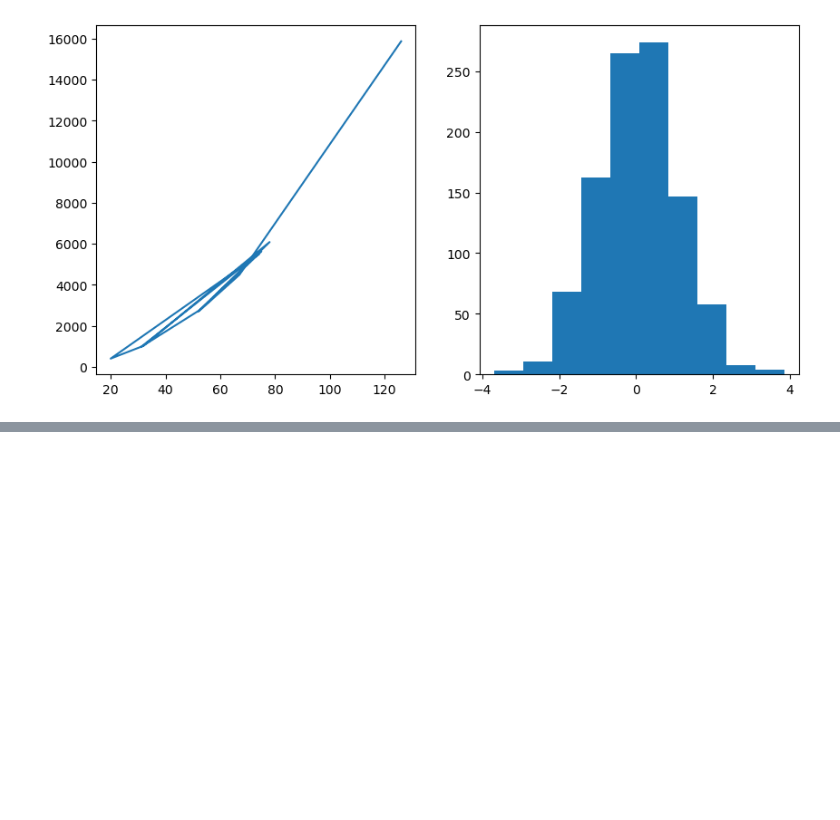
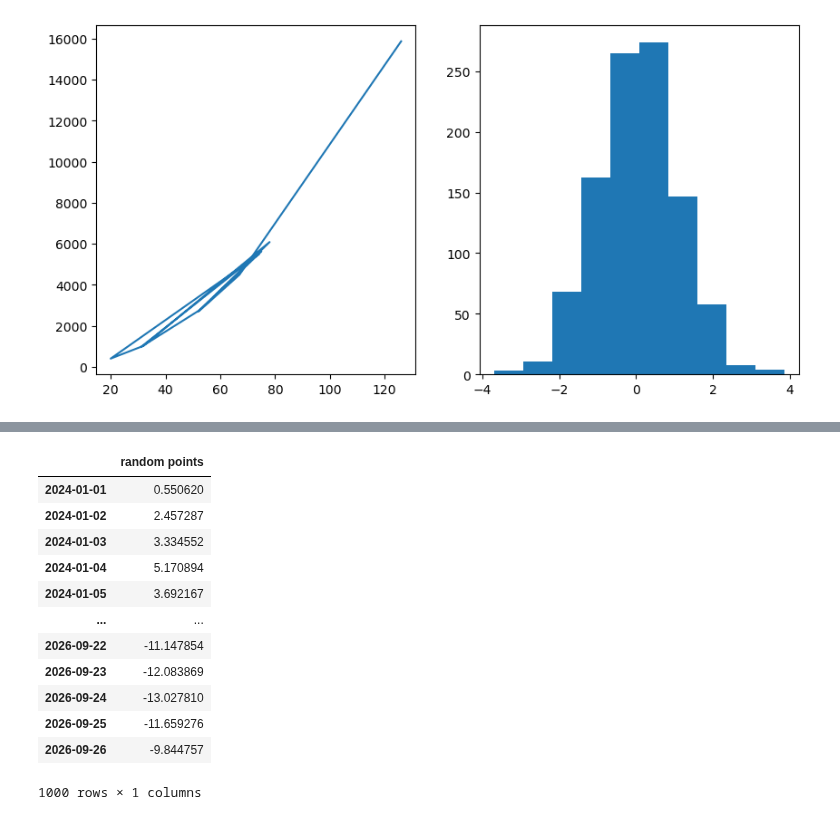
Before and after one commit to adityash97/DataScience, a Jupyter notebook: matplotlib.ipynb, the cells around one changed output, grey strips where cells are left out. Cells and saved outputs as stored; diff of their text form; code cells hidden in the pictures; blank space fills up the shorter version.

```diff
--- a/matplotlib.ipynb
+++ b/matplotlib.ipynb
@@ -159,0 +169,16 @@ plt.show()
+# %%
+test_dataframe
+# %% [output]
+|  | random points |
+| 2024-01-01 | 0.550620 |
+| 2024-01-02 | 2.457287 |
+| 2024-01-03 | 3.334552 |
+| 2024-01-04 | 5.170894 |
+| 2024-01-05 | 3.692167 |
+| ... | ... |
+| 2026-09-22 | -11.147854 |
+| 2026-09-23 | -12.083869 |
+| 2026-09-24 | -13.027810 |
+| 2026-09-25 | -11.659276 |
+| 2026-09-26 | -9.844757 |
+1000 rows × 1 columns
```
Also changed, not shown: parts of 12 cells of this notebook.
